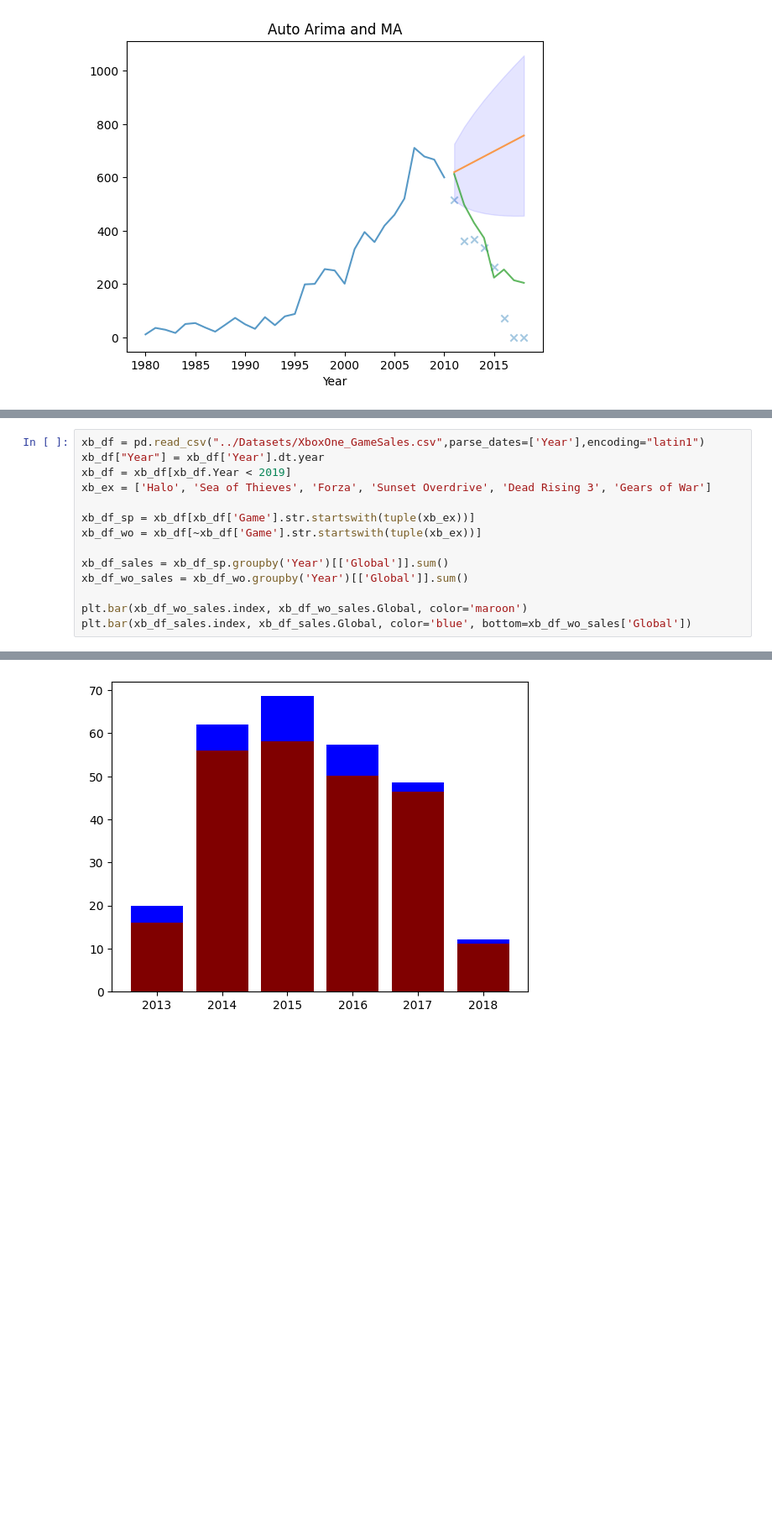
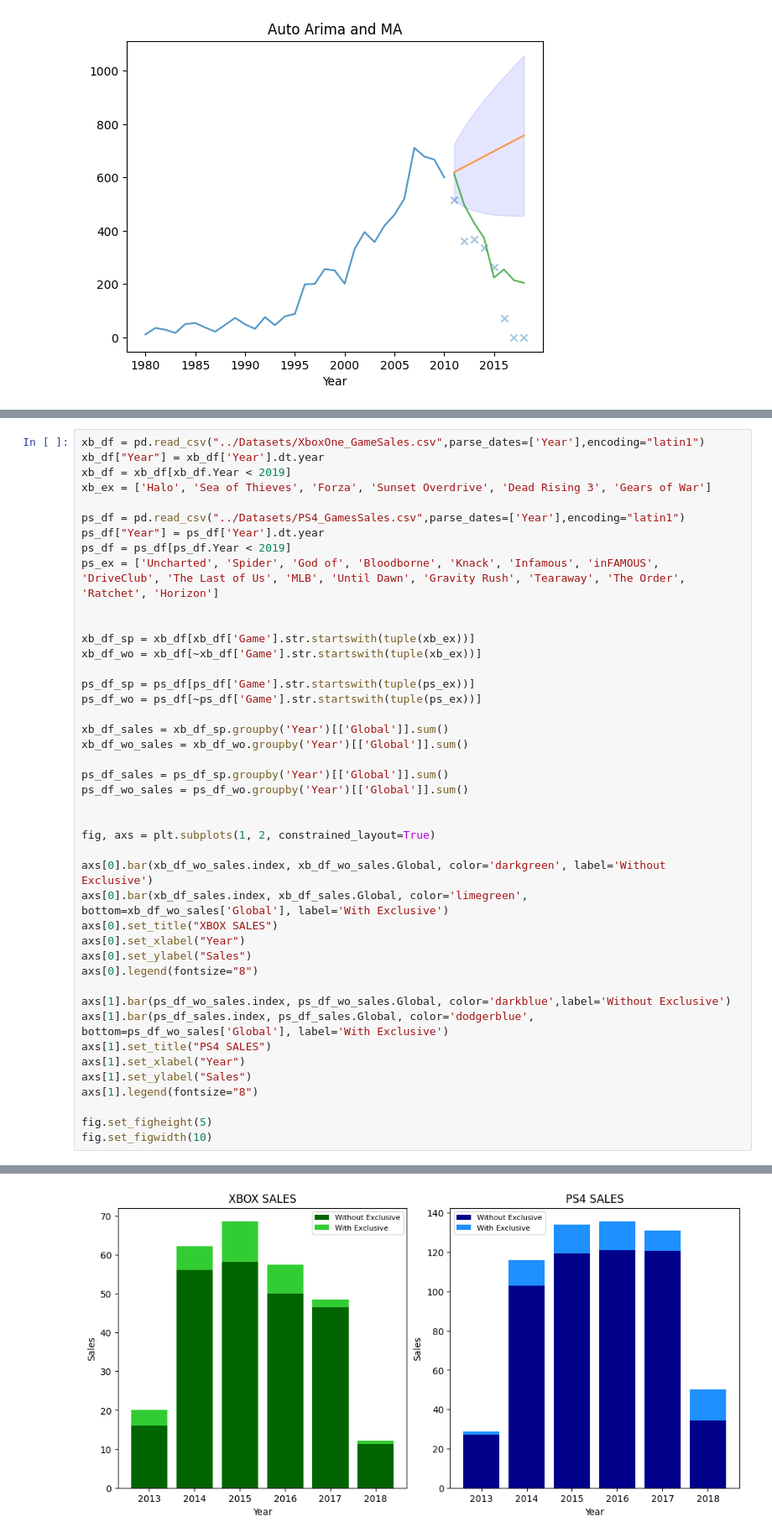
Before and after one commit to devrhathi/videogames_sales, a Jupyter notebook: Analysis/temp.ipynb, the cells around one changed output, grey strips where cells are left out. Shown at 84% size. Drawn from its saved outputs; the diff is of its cells as text; blank space fills up the shorter version.

Commit message:
beautified the graphs

```diff
--- a/Analysis/temp.ipynb
+++ b/Analysis/temp.ipynb
@@ -197,12 +188,41 @@ xb_df["Year"] = xb_df['Year'].dt.year
 xb_df = xb_df[xb_df.Year < 2019]
 xb_ex = ['Halo', 'Sea of Thieves', 'Forza', 'Sunset Overdrive', 'Dead Rising 3', 'Gears of War']
 
+ps_df = pd.read_csv("../Datasets/PS4_GamesSales.csv",parse_dates=['Year'],encoding="latin1")
+ps_df["Year"] = ps_df['Year'].dt.year
+ps_df = ps_df[ps_df.Year < 2019]
+ps_ex = ['Uncharted', 'Spider', 'God of', 'Bloodborne', 'Knack', 'Infamous', 'inFAMOUS', 'DriveClub', 'The Last of Us', 'MLB', 'Until Dawn', 'Gravity Rush', 'Tearaway', 'The Order', 'Ratchet', 'Horizon']
+
+
 xb_df_sp = xb_df[xb_df['Game'].str.startswith(tuple(xb_ex))]
 xb_df_wo = xb_df[~xb_df['Game'].str.startswith(tuple(xb_ex))]
+
+ps_df_sp = ps_df[ps_df['Game'].str.startswith(tuple(ps_ex))]
+ps_df_wo = ps_df[~ps_df['Game'].str.startswith(tuple(ps_ex))]
 
 xb_df_sales = xb_df_sp.groupby('Year')[['Global']].sum()
 xb_df_wo_sales = xb_df_wo.groupby('Year')[['Global']].sum()
 
-plt.bar(xb_df_wo_sales.index, xb_df_wo_sales.Global, color='maroon')
-plt.bar(xb_df_sales.index, xb_df_sales.Global, color='blue', bottom=xb_df_wo_sales['Global'])
+ps_df_sales = ps_df_sp.groupby('Year')[['Global']].sum()
+ps_df_wo_sales = ps_df_wo.groupby('Year')[['Global']].sum()
+
+
+fig, axs = plt.subplots(1, 2, constrained_layout=True)
+
+axs[0].bar(xb_df_wo_sales.index, xb_df_wo_sales.Global, color='darkgreen', label='Without Exclusive')
+axs[0].bar(xb_df_sales.index, xb_df_sales.Global, color='limegreen', bottom=xb_df_wo_sales['Global'], label='With Exclusive')
+axs[0].set_title("XBOX SALES")
+axs[0].set_xlabel("Year")
+axs[0].set_ylabel("Sales")
+axs[0].legend(fontsize="8")
+
+axs[1].bar(ps_df_wo_sales.index, ps_df_wo_sales.Global, color='darkblue',label='Without Exclusive')
+axs[1].bar(ps_df_sales.index, ps_df_sales.Global, color='dodgerblue', bottom=ps_df_wo_sales['Global'], label='With Exclusive')
+axs[1].set_title("PS4 SALES")
+axs[1].set_xlabel("Year")
+axs[1].set_ylabel("Sales")
+axs[1].legend(fontsize="8")
+
+fig.set_figheight(5)
+fig.set_figwidth(10)
 # %% [output]
@@ -210 +229 @@ plt.bar(xb_df_sales.index, xb_df_sales.Global, color='blue', bottom=xb_df_wo_sal
-[figure, old version]
+[figure, new version]
```
Also changed, not shown: parts of 6 cells of this notebook.
